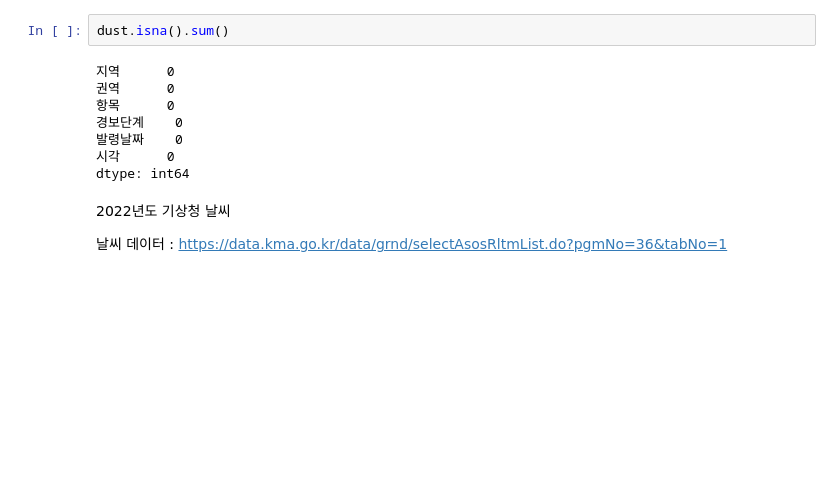
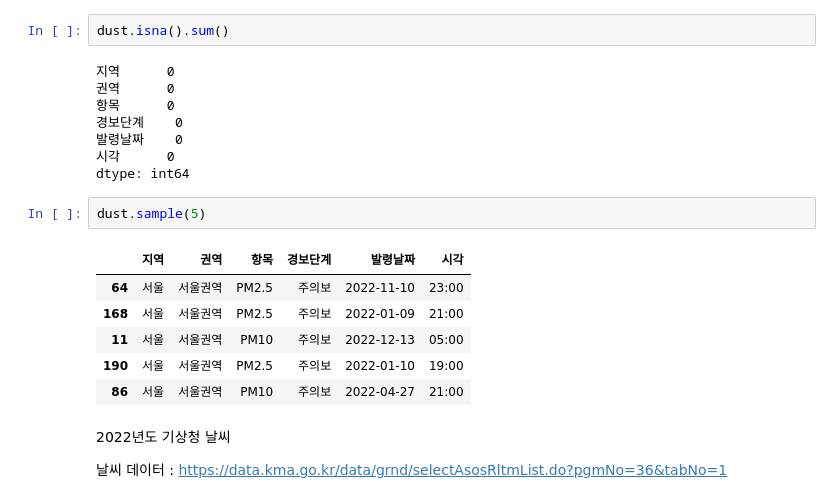
Before and after one commit to LearningMachine-2001/bike_2022, a Jupyter notebook: test.ipynb, the cells around one changed output. Drawn from its saved outputs; the diff is of its cells as text; blank space fills up the shorter version.

```diff
--- a/test.ipynb
+++ b/test.ipynb
@@ -191,6 +191,15 @@ dust.isna().sum()
 발령날짜    0
 시각      0
 dtype: int64
+# %%
+dust.sample(5)
+# %% [output]
+|  | 지역 | 권역 | 항목 | 경보단계 | 발령날짜 | 시각 |
+| 64 | 서울 | 서울권역 | PM2.5 | 주의보 | 2022-11-10 | 23:00 |
+| 168 | 서울 | 서울권역 | PM2.5 | 주의보 | 2022-01-09 | 21:00 |
+| 11 | 서울 | 서울권역 | PM10 | 주의보 | 2022-12-13 | 05:00 |
+| 190 | 서울 | 서울권역 | PM2.5 | 주의보 | 2022-01-10 | 19:00 |
+| 86 | 서울 | 서울권역 | PM10 | 주의보 | 2022-04-27 | 21:00 |
 # %% [markdown]
 2022년도 기상청 날씨
 
```
Also changed, not shown: parts of 10 cells of this notebook, 1 other file.
